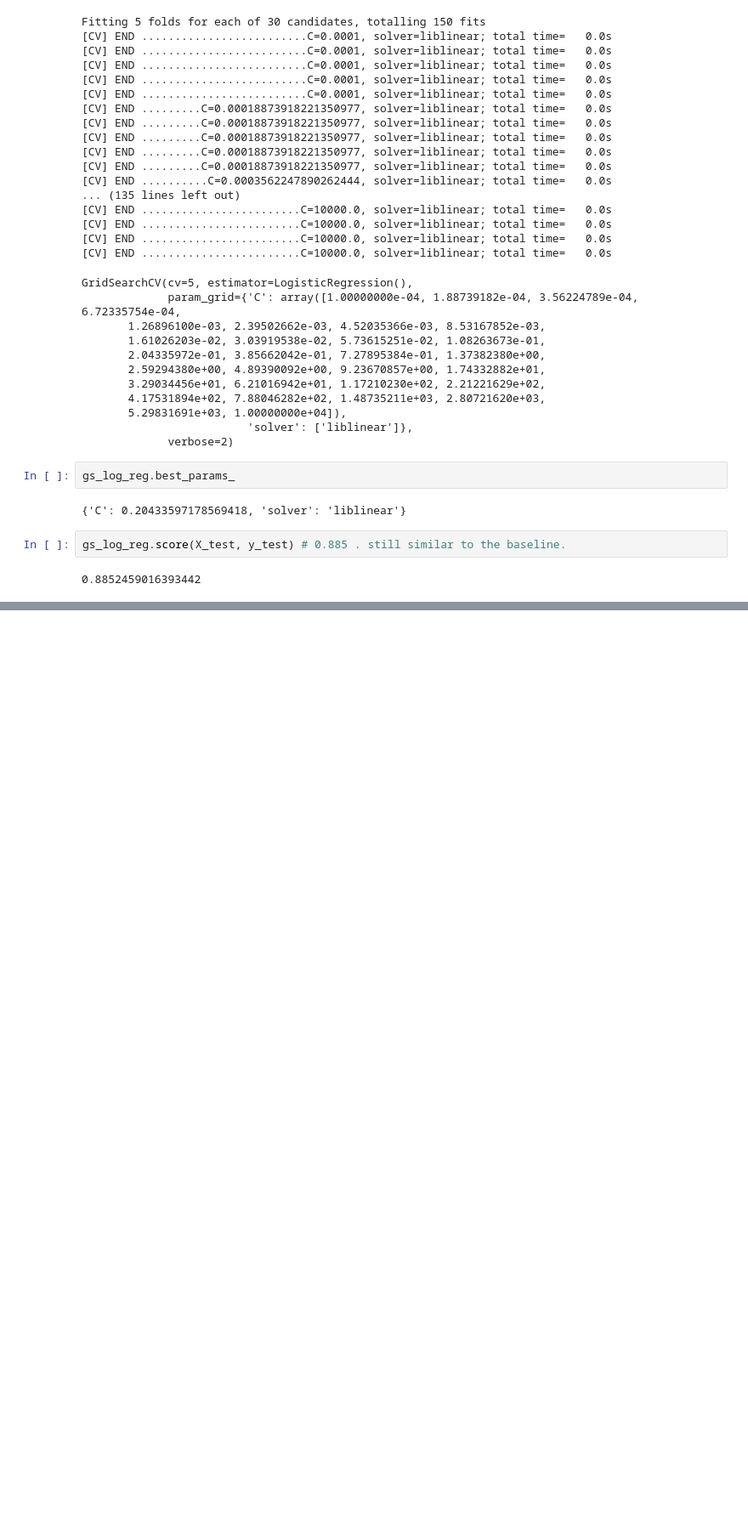
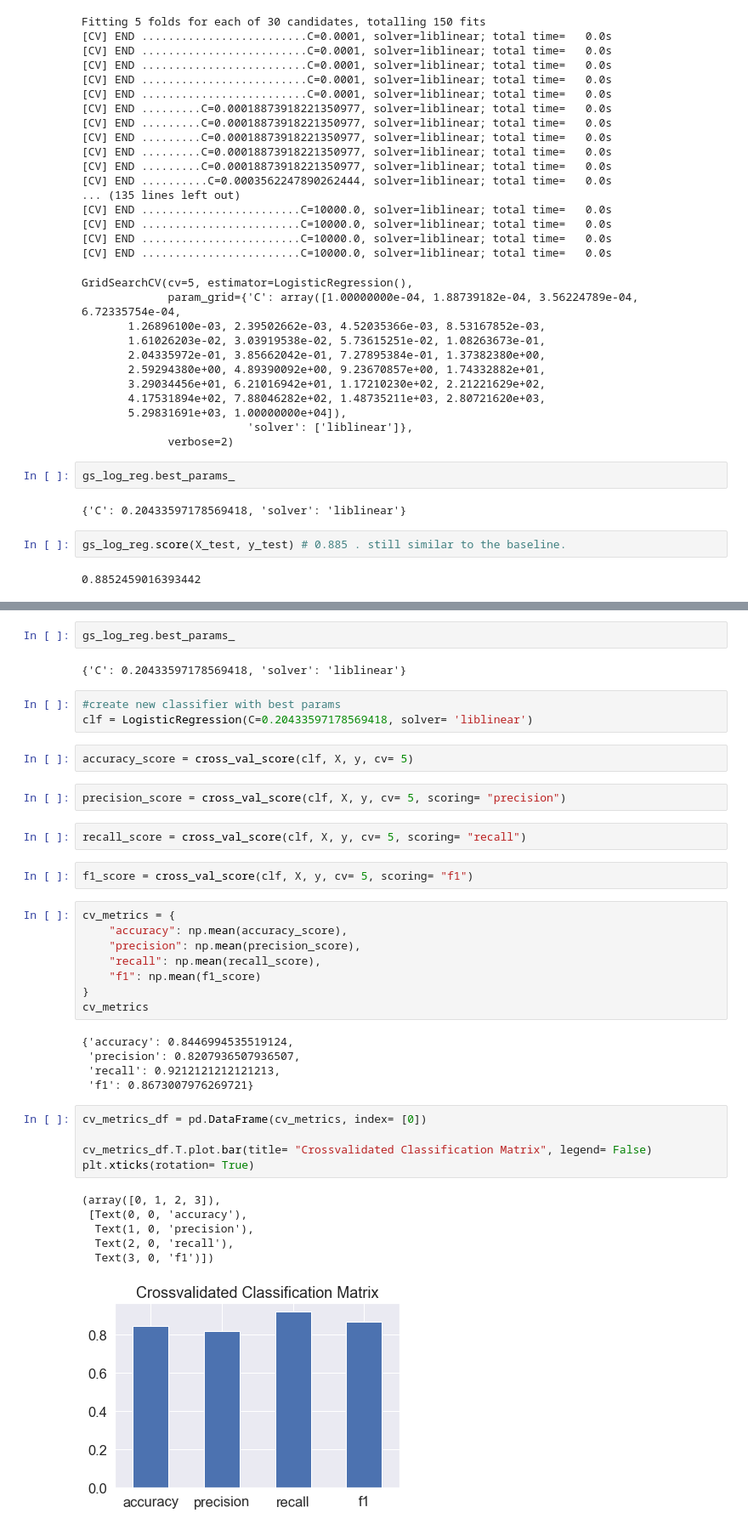
Before and after one commit to Ann-pixel/ML-heart-disease, a Jupyter notebook: Heart Disease- supervised/Heart-Disease-classification.ipynb, the cells around one changed output, grey strips where cells are left out. Shown at 85% size. Saved outputs shown, nothing was run; the diff lists cells and outputs as text; blank space fills up the shorter version.

```diff
--- a/Heart Disease- supervised/Heart-Disease-classification.ipynb
+++ b/Heart Disease- supervised/Heart-Disease-classification.ipynb
@@ -705,0 +782,40 @@ gs_log_reg.score(X_test, y_test) # 0.885 . still similar to the baseline.
+# %%
+gs_log_reg.best_params_
+# %% [output]
+{'C': 0.20433597178569418, 'solver': 'liblinear'}
+# %%
+#create new classifier with best params
+clf = LogisticRegression(C=0.20433597178569418, solver= 'liblinear')
+# %%
+accuracy_score = cross_val_score(clf, X, y, cv= 5)
+# %%
+precision_score = cross_val_score(clf, X, y, cv= 5, scoring= "precision")
+# %%
+recall_score = cross_val_score(clf, X, y, cv= 5, scoring= "recall")
+# %%
+f1_score = cross_val_score(clf, X, y, cv= 5, scoring= "f1")
+# %%
+cv_metrics = {
+    "accuracy": np.mean(accuracy_score),
+    "precision": np.mean(precision_score),
+    "recall": np.mean(recall_score),
+    "f1": np.mean(f1_score)
+}
+cv_metrics
+# %% [output]
+{'accuracy': 0.8446994535519124,
+ 'precision': 0.8207936507936507,
+ 'recall': 0.9212121212121213,
+ 'f1': 0.8673007976269721}
+# %%
+cv_metrics_df = pd.DataFrame(cv_metrics, index= [0])
+
+cv_metrics_df.T.plot.bar(title= "Crossvalidated Classification Matrix", legend= False)
+plt.xticks(rotation= True)
+# %% [output]
+(array([0, 1, 2, 3]),
+ [Text(0, 0, 'accuracy'),
+  Text(1, 0, 'precision'),
+  Text(2, 0, 'recall'),
+  Text(3, 0, 'f1')])
+[figure, added]
```
Also changed, not shown: parts of 18 cells of this notebook.
